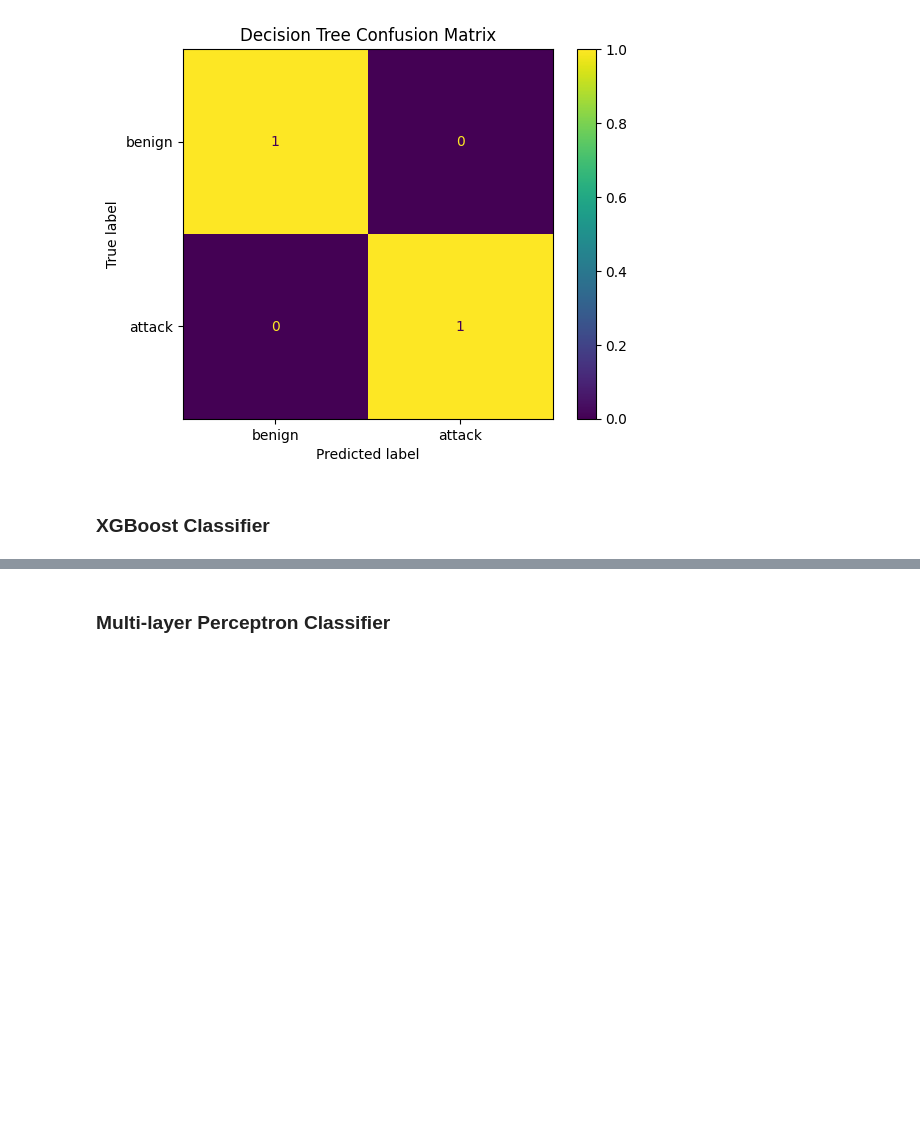
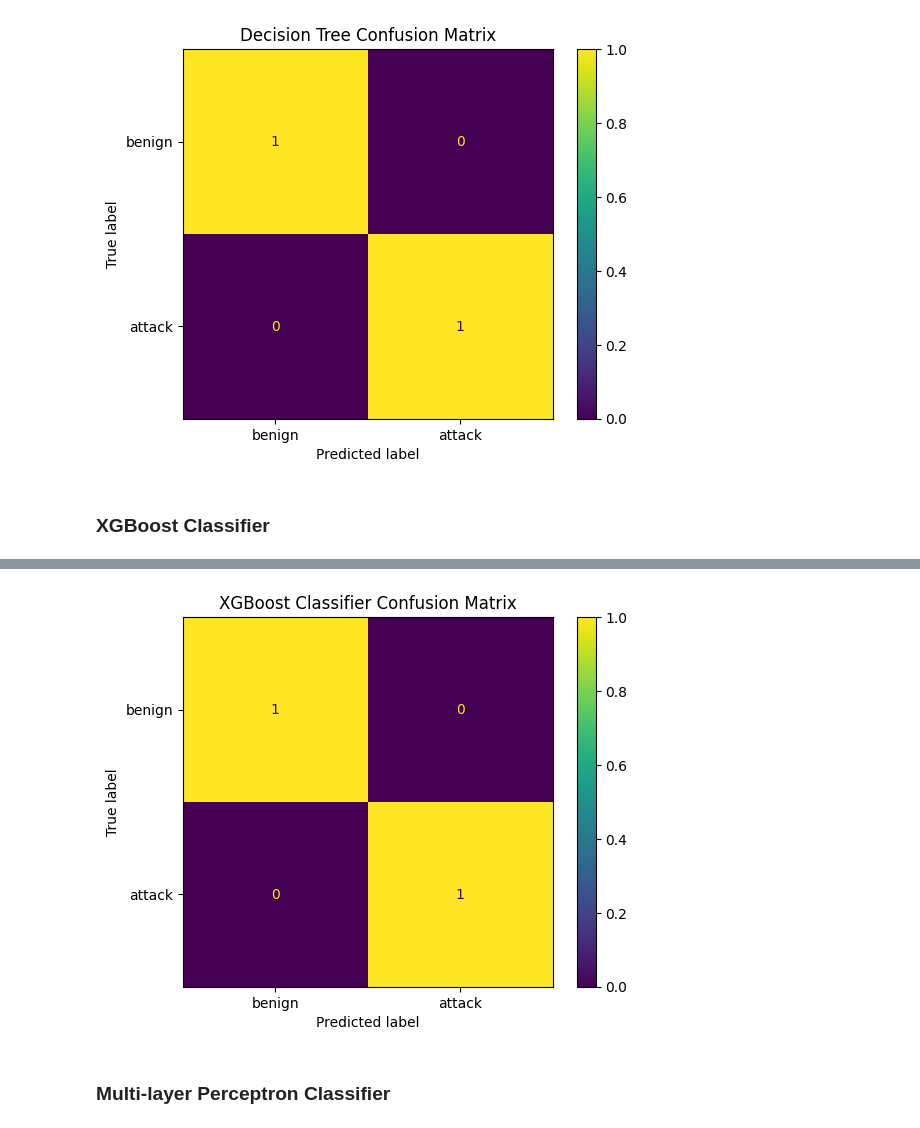
Before and after one commit to Bast-94/CYBERML-Project, a Jupyter notebook: cyber-ml.ipynb, the cells around one changed output, grey strips where cells are left out. Cells and saved outputs as stored; diff of their text form; code cells hidden in the pictures; blank space fills up the shorter version.

Commit message:
classification: Added XGBoost classifier

```diff
--- a/cyber-ml.ipynb
+++ b/cyber-ml.ipynb
@@ -162,7 +162,7 @@ random_forest = RandomForestClassifier(
     random_state=seed
 )
 
-X_train, X_test, y_train, y_test = train_test_split(no_nan_df, no_nan_df['Label'], test_size=0.2, random_state=seed)
+X_train, X_test, y_train, y_test = train_test_split(no_nan_df, no_nan_df['Label'], test_size=0.3, random_state=seed)
 random_forest.fit(X_train, y_train)
 
 y_pred = random_forest.predict(X_test)
@@ -215,0 +214,12 @@ confusion_matrix_plot(y_test, y_pred, 'Decision Tree Confusion Matrix')
+# %%
+xgb = XGBClassifier(
+    n_estimators=512,
+    max_depth=128,
+    max_leaves=512,
+    learning_rate=1e-3
+)
+
+xgb.fit(X_train, y_train)
+
+y_pred = xgb.predict(X_test)
+print(classification_report(y_test, y_pred))
@@ -216,3 +235,7 @@ confusion_matrix_plot(y_test, y_pred, 'Decision Tree Confusion Matrix')
+# %%
+confusion_matrix_plot(y_test, y_pred, 'XGBoost Classifier Confusion Matrix')
+# %% [output]
+[figure, added]
 # %% [markdown]
 ### Multi-layer Perceptron Classifier
 # %%
```
Also changed, not shown: parts of 4 cells of this notebook.
